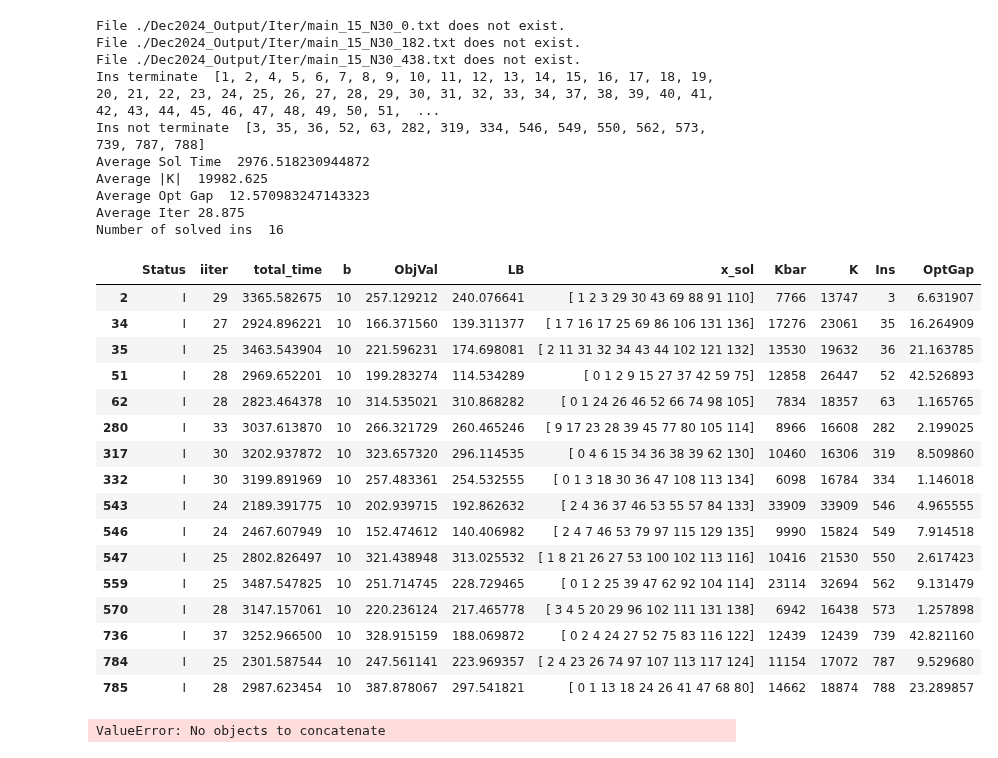
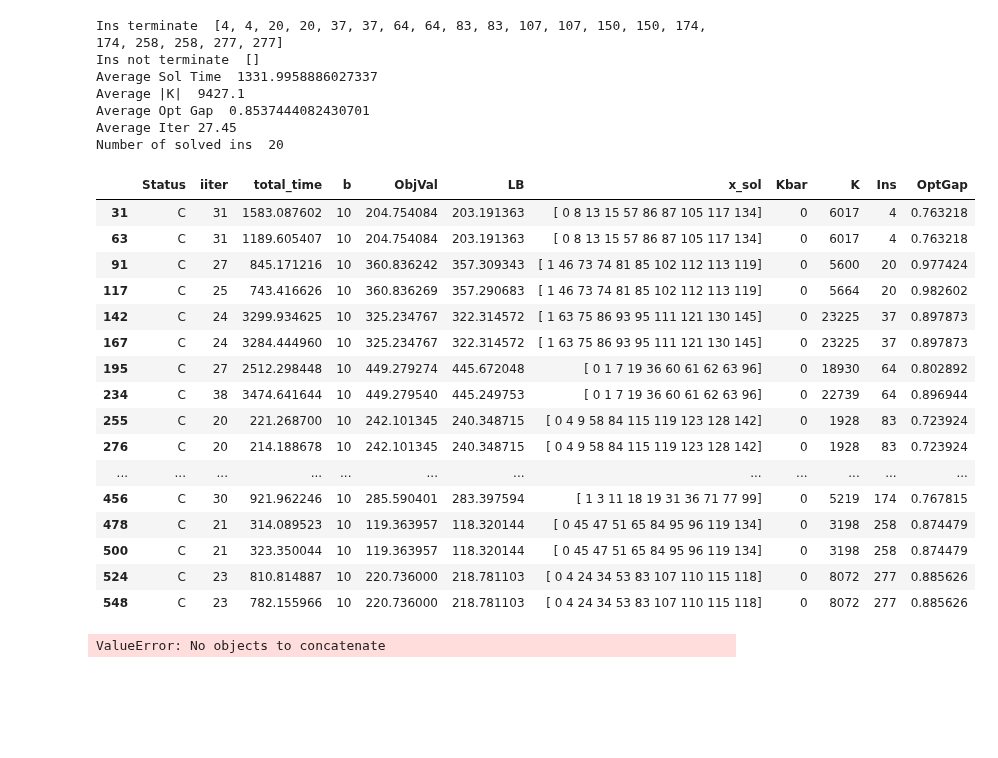
Before and after one commit to diHnguyen/SSPI, a Jupyter notebook: PythonConversion/Dec2024_Output/ProcessOutput.ipynb, the cells around one changed output. Drawn from its saved outputs; the diff is of its cells as text; code cells hidden in the pictures; blank space fills up the shorter version.

```diff
--- a/PythonConversion/Dec2024_Output/ProcessOutput.ipynb
+++ b/PythonConversion/Dec2024_Output/ProcessOutput.ipynb
@@ -7,22 +7,22 @@ import numpy as np
 os.chdir("/Users/dinguyen/Desktop/Local Documents/GitHub/Paper5/PythonConversion/")
 N = 30
 
-ins = range(800)
+# ins = range(800)
 #<5min
 
 # ins = [1, 2, 5, 6, 7, 8, 9, 10, 11, 12]#N30
-# ins = [1, 3, 5, 6, 7, 9, 10, 11, 12, 13] #N40: 1 3 5 6 7 9 10 11 12 13 xxx
-# ins = [2, 6, 7, 10, 13, 14, 15, 16, 17, 21]#N50: 2 6 7 10 13 14 15 16 17 21 xxx
+# ins = [1, 3, 5, 6, 7, 9, 10, 11, 12, 13] #N40
+# ins = [2, 6, 7, 10, 12, 13, 14, 15, 16, 17]#N50
 
 #5-60min
-# ins = [4, 20, 83, 89, 107, 166, 172, 174, 200, 241]#N30: 4 20 83 89 107 166 172 174 200 241 xxx
-# ins = [4, 8, 16, 20, 27, 28, 33, 36, 37, 48]#N40: 4 8 16 20 27 28 33 36 37 48 xxx
-# ins = [18, 26, 30, 46, 73, 93, 98, 110, 113, 122]#N50: 18 26 30 46 73 93 98 110 113 122 xxx
+ins = [4, 20, 37, 64, 83, 107, 150, 174, 258, 277]#N30
+# ins = [4, 8, 24, 27, 37, 48, 64, 68, 77, 82]#N40
+# ins = [3, 8, 26, 27, 28, 39, 41, 46, 54, 73]#N50
 
 #>60min
-# ins = [3, 35, 36, 37, 52, 63, 64, 150, 282, 319]#N30: 3 35 36 37 52 63 64 150 282 319 xxx
-# ins = [2, 14, 18, 22, 24, 38, 39, 40, 56, 76] #N40: 2 14 18 22 24 38 39 40 56 76 xxx
-# ins = [1, 3, 4, 5, 8, 9, 11, 12, 19, 20] #N50: 1 3 4 5 8 9 11 12 19 20 xxx
+# ins = [3, 35, 36, 52, 63, 282, 319, 334, 546, 549]#N30
+# ins = [2, 14, 18, 22, 29, 38, 39, 40, 56, 76] #N40
+# ins = [1, 4, 5, 9, 11, 20, 23, 32, 34, 38] #N50
 
 def processMain(N, ins):
     fileNames = []
@@ -47,7 +47,7 @@ def processMain(N, ins):
         try:
             num_rows = sum(1 for line in open(filename))
 
-            df = pd.read_csv(''+filename, sep=';', names=['Status','iiter','total_time','b','ObjVal','LB','x_sol', 'Kbar', 'K'], header=None, skiprows=num_rows-1, nrows=1)
+            df = pd.read_csv(''+filename, sep=';', names=['Status','iiter','total_time','b','ObjVal','LB','x_sol', 'Kbar', 'K'], header=None)#, skiprows=num_rows-1, nrows=1)
             # Use the one below for Iter collection
             # df = pd.read_csv('./Iter/'+filename, sep=';', names=['iiter','total_time','b','ObjVal','x_sol'], header=None)
             df['Ins'] = split
@@ -62,60 +62,57 @@ def processMain(N, ins):
     # df_filtered['max'] = df_filtered.groupby('Ins')['iiter'].transform('max')
     print("Ins terminate ", ins_terminate)
     ins_not_terminate = list(df_filtered[~df_filtered['Ins'].isin(ins_terminate)]['Ins'])#np.array(df_filtered[(df_filtered['iiter']<df_filtered['max'])&(df_filtered['iiter']!=-1)]['Ins'])
     print("Ins not terminate ", ins_not_terminate)
-    df_filtered = df_filtered[df_filtered.Status == "I"]
+    df_filtered = df_filtered[df_filtered.Status == "C"]
     # df_filtered = df_filtered[~df_filtered['Ins'].isin(ins_not_terminate)]
     # df_filtered = df_filtered.groupby('Ins').apply(
     #     lambda group: group[group['total_time'] == group['total_time'].max()])
     # df_filtered = df_filtered.reset_index(drop=True)
     df_filtered["OptGap"] = (df_filtered.ObjVal-df_filtered.LB)/df_filtered.ObjVal*100
     print("Average Sol Time ", df_filtered['total_time'].mean())
     print("Average |K| ", df_filtered['K'].mean())
     print("Average Opt Gap ", df_filtered["OptGap"].mean())
     print("Average Iter", df_filtered["iiter"].mean()+1)
     print("Number of solved ins ", len(df_filtered))
 
 
 
     # print(output)
     # for i in range(5):
     #     output = pd.read_csv(EXP+"_N"+str(N)+"_"+str(i+1)+".txt", sep=";", header=None)
 
     return df_filtered
 
 df_default = processMain(N,ins)
 df_default
 # df_default[(df_default.total_time >= 300) &(df_default.total_time <= 3600)]
 # df_default[(df_default.total_time < 300)]
 # print(list(df_default[(df_default.total_time >= 300) &(df_default.total_time <= 3600)]['Ins']))
 # %% [output]
-File ./Dec2024_Output/Iter/main_15_N30_0.txt does not exist.
-File ./Dec2024_Output/Iter/main_15_N30_182.txt does not exist.
-File ./Dec2024_Output/Iter/main_15_N30_438.txt does not exist.
-Ins terminate  [1, 2, 4, 5, 6, 7, 8, 9, 10, 11, 12, 13, 14, 15, 16, 17, 18, 19, 20, 21, 22, 23, 24, 25, 26, 27, 28, 29, 30, 31, 32, 33, 34, 37, 38, 39, 40, 41, 42, 43, 44, 45, 46, 47, 48, 49, 50, 51,  ...
-Ins not terminate  [3, 35, 36, 52, 63, 282, 319, 334, 546, 549, 550, 562, 573, 739, 787, 788]
-Average Sol Time  2976.518230944872
-Average |K|  19982.625
-Average Opt Gap  12.570983247143323
-Average Iter 28.875
-Number of solved ins  16
+Ins terminate  [4, 4, 20, 20, 37, 37, 64, 64, 83, 83, 107, 107, 150, 150, 174, 174, 258, 258, 277, 277]
+Ins not terminate  []
+Average Sol Time  1331.9958886027337
+Average |K|  9427.1
+Average Opt Gap  0.8537444082430701
+Average Iter 27.45
+Number of solved ins  20
 |  | Status | iiter | total_time | b | ObjVal | LB | x_sol | Kbar | K | Ins | OptGap |
-| 2 | I | 29 | 3365.582675 | 10 | 257.129212 | 240.076641 | [ 1 2 3 29 30 43 69 88 91 110] | 7766 | 13747 | 3 | 6.631907 |
-| 34 | I | 27 | 2924.896221 | 10 | 166.371560 | 139.311377 | [ 1 7 16 17 25 69 86 106 131 136] | 17276 | 23061 | 35 | 16.264909 |
-| 35 | I | 25 | 3463.543904 | 10 | 221.596231 | 174.698081 | [ 2 11 31 32 34 43 44 102 121 132] | 13530 | 19632 | 36 | 21.163785 |
-| 51 | I | 28 | 2969.652201 | 10 | 199.283274 | 114.534289 | [ 0 1 2 9 15 27 37 42 59 75] | 12858 | 26447 | 52 | 42.526893 |
-| 62 | I | 28 | 2823.464378 | 10 | 314.535021 | 310.868282 | [ 0 1 24 26 46 52 66 74 98 105] | 7834 | 18357 | 63 | 1.165765 |
-| 280 | I | 33 | 3037.613870 | 10 | 266.321729 | 260.465246 | [ 9 17 23 28 39 45 77 80 105 114] | 8966 | 16608 | 282 | 2.199025 |
-| 317 | I | 30 | 3202.937872 | 10 | 323.657320 | 296.114535 | [ 0 4 6 15 34 36 38 39 62 130] | 10460 | 16306 | 319 | 8.509860 |
-| 332 | I | 30 | 3199.891969 | 10 | 257.483361 | 254.532555 | [ 0 1 3 18 30 36 47 108 113 134] | 6098 | 16784 | 334 | 1.146018 |
-| 543 | I | 24 | 2189.391775 | 10 | 202.939715 | 192.862632 | [ 2 4 36 37 46 53 55 57 84 133] | 33909 | 33909 | 546 | 4.965555 |
-| 546 | I | 24 | 2467.607949 | 10 | 152.474612 | 140.406982 | [ 2 4 7 46 53 79 97 115 129 135] | 9990 | 15824 | 549 | 7.914518 |
-| 547 | I | 25 | 2802.826497 | 10 | 321.438948 | 313.025532 | [ 1 8 21 26 27 53 100 102 113 116] | 10416 | 21530 | 550 | 2.617423 |
-| 559 | I | 25 | 3487.547825 | 10 | 251.714745 | 228.729465 | [ 0 1 2 25 39 47 62 92 104 114] | 23114 | 32694 | 562 | 9.131479 |
-| 570 | I | 28 | 3147.157061 | 10 | 220.236124 | 217.465778 | [ 3 4 5 20 29 96 102 111 131 138] | 6942 | 16438 | 573 | 1.257898 |
-| 736 | I | 37 | 3252.966500 | 10 | 328.915159 | 188.069872 | [ 0 2 4 24 27 52 75 83 116 122] | 12439 | 12439 | 739 | 42.821160 |
-| 784 | I | 25 | 2301.587544 | 10 | 247.561141 | 223.969357 | [ 2 4 23 26 74 97 107 113 117 124] | 11154 | 17072 | 787 | 9.529680 |
-| 785 | I | 28 | 2987.623454 | 10 | 387.878067 | 297.541821 | [ 0 1 13 18 24 26 41 47 68 80] | 14662 | 18874 | 788 | 23.289857 |
+| 31 | C | 31 | 1583.087602 | 10 | 204.754084 | 203.191363 | [ 0 8 13 15 57 86 87 105 117 134] | 0 | 6017 | 4 | 0.763218 |
+| 63 | C | 31 | 1189.605407 | 10 | 204.754084 | 203.191363 | [ 0 8 13 15 57 86 87 105 117 134] | 0 | 6017 | 4 | 0.763218 |
+| 91 | C | 27 | 845.171216 | 10 | 360.836242 | 357.309343 | [ 1 46 73 74 81 85 102 112 113 119] | 0 | 5600 | 20 | 0.977424 |
+| 117 | C | 25 | 743.416626 | 10 | 360.836269 | 357.290683 | [ 1 46 73 74 81 85 102 112 113 119] | 0 | 5664 | 20 | 0.982602 |
+| 142 | C | 24 | 3299.934625 | 10 | 325.234767 | 322.314572 | [ 1 63 75 86 93 95 111 121 130 145] | 0 | 23225 | 37 | 0.897873 |
+| 167 | C | 24 | 3284.444960 | 10 | 325.234767 | 322.314572 | [ 1 63 75 86 93 95 111 121 130 145] | 0 | 23225 | 37 | 0.897873 |
+| 195 | C | 27 | 2512.298448 | 10 | 449.279274 | 445.672048 | [ 0 1 7 19 36 60 61 62 63 96] | 0 | 18930 | 64 | 0.802892 |
+| 234 | C | 38 | 3474.641644 | 10 | 449.279540 | 445.249753 | [ 0 1 7 19 36 60 61 62 63 96] | 0 | 22739 | 64 | 0.896944 |
+| 255 | C | 20 | 221.268700 | 10 | 242.101345 | 240.348715 | [ 0 4 9 58 84 115 119 123 128 142] | 0 | 1928 | 83 | 0.723924 |
+| 276 | C | 20 | 214.188678 | 10 | 242.101345 | 240.348715 | [ 0 4 9 58 84 115 119 123 128 142] | 0 | 1928 | 83 | 0.723924 |
+| ... | ... | ... | ... | ... | ... | ... | ... | ... | ... | ... | ... |
+| 456 | C | 30 | 921.962246 | 10 | 285.590401 | 283.397594 | [ 1 3 11 18 19 31 36 71 77 99] | 0 | 5219 | 174 | 0.767815 |
+| 478 | C | 21 | 314.089523 | 10 | 119.363957 | 118.320144 | [ 0 45 47 51 65 84 95 96 119 134] | 0 | 3198 | 258 | 0.874479 |
+| 500 | C | 21 | 323.350044 | 10 | 119.363957 | 118.320144 | [ 0 45 47 51 65 84 95 96 119 134] | 0 | 3198 | 258 | 0.874479 |
+| 524 | C | 23 | 810.814887 | 10 | 220.736000 | 218.781103 | [ 0 4 24 34 53 83 107 110 115 118] | 0 | 8072 | 277 | 0.885626 |
+| 548 | C | 23 | 782.155966 | 10 | 220.736000 | 218.781103 | [ 0 4 24 34 53 83 107 110 115 118] | 0 | 8072 | 277 | 0.885626 |
 # %%
 import pandas as pd
 import os
```
